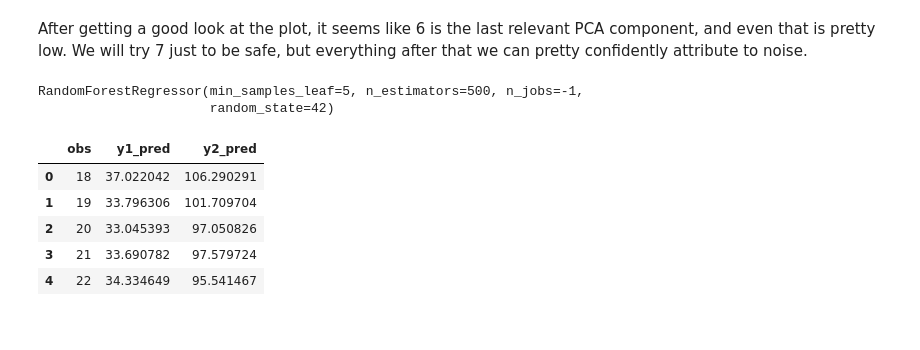
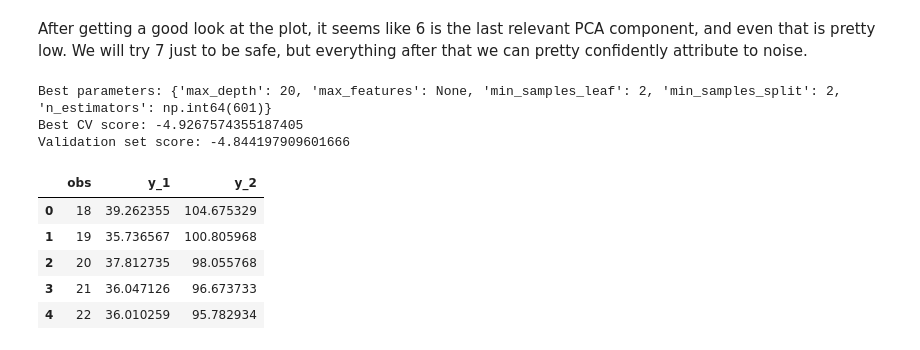
Before and after one commit to cyab05/advanced_ml_project, a Jupyter notebook: connor_random_forest.ipynb, the cells around one changed output. Saved outputs shown, nothing was run; the diff lists cells and outputs as text; code cells hidden in the pictures.

```diff
--- a/connor_random_forest.ipynb
+++ b/connor_random_forest.ipynb
@@ -240,40 +258,54 @@ plt.show()
 # %% [markdown]
 After getting a good look at the plot, it seems like 6 is the last relevant PCA component, and even that is pretty low. We will try 7 just to be safe, but everything after that we can pretty confidently attribute to noise.
 # %%
-k = 7
+k = 10
 
 pca = PCA(n_components=k, random_state=42)
 X_train_pca = pca.fit_transform(X_train_flat.drop(columns=["obs"]))
 X_test_pca  = pca.transform(X_test_flat.drop(columns=["obs"]))
-# %%
-rf = RandomForestRegressor(
-    n_estimators=500,
-    min_samples_leaf=5,
-    random_state=42,
-    n_jobs=-1
-)
-
-rf.fit(X_train_pca, y_train)
-# %% [output]
-RandomForestRegressor(min_samples_leaf=5, n_estimators=500, n_jobs=-1,
-                      random_state=42)
+# %%
+X_train_split, X_val, y_train_split, y_val = train_test_split(
+    X_train_pca, y_train, test_size=0.2, random_state=42
+)
+
+param_grid = {
+    'n_estimators': np.arange(1, 1000, 100),
+    'max_features': [None],
+    'max_depth': [None, 10, 20, 30, 40, 50],
+    'min_samples_split': randint(2, 11),
+    'min_samples_leaf': randint(1, 11),
+}
+
+rf = RandomForestRegressor(n_jobs=-1, random_state=42)
+random_search = RandomizedSearchCV(rf, param_grid, n_iter=10, cv=5, scoring='neg_mean_absolute_error', n_jobs=-1)
+random_search.fit(X_train_split, y_train_split)
+
+print('Best parameters:', random_search.best_params_)
+print('Best CV score:', random_search.best_score_)
+
+val_score = random_search.score(X_val, y_val)
+print('Validation set score:', val_score)
+# %% [output]
+Best parameters: {'max_depth': 20, 'max_features': None, 'min_samples_leaf': 2, 'min_samples_split': 2, 'n_estimators': np.int64(601)}
+Best CV score: -4.9267574355187405
+Validation set score: -4.844197909601666
 # %%
-y_test_pred = rf.predict(X_test_pca)
+y_test_pred = random_search.predict(X_test_pca)
 
 test_index = X_test_flat[["obs"]].reset_index(drop=True)
 
 pred_df = pd.concat(
     [test_index, pd.DataFrame(y_test_pred, columns=["y_1", "y_2"])],
     axis=1
 )
 
 pred_df.head()
 # %% [output]
-|  | obs | y1_pred | y2_pred |
-| 0 | 18 | 37.022042 | 106.290291 |
-| 1 | 19 | 33.796306 | 101.709704 |
-| 2 | 20 | 33.045393 | 97.050826 |
-| 3 | 21 | 33.690782 | 97.579724 |
-| 4 | 22 | 34.334649 | 95.541467 |
+|  | obs | y_1 | y_2 |
+| 0 | 18 | 39.262355 | 104.675329 |
+| 1 | 19 | 35.736567 | 100.805968 |
+| 2 | 20 | 37.812735 | 98.055768 |
+| 3 | 21 | 36.047126 | 96.673733 |
+| 4 | 22 | 36.010259 | 95.782934 |
 # %%
 # pred_df.to_csv("rf_pca_submission_1.csv", index=False)
```
Also changed, not shown: parts of 9 cells of this notebook.
